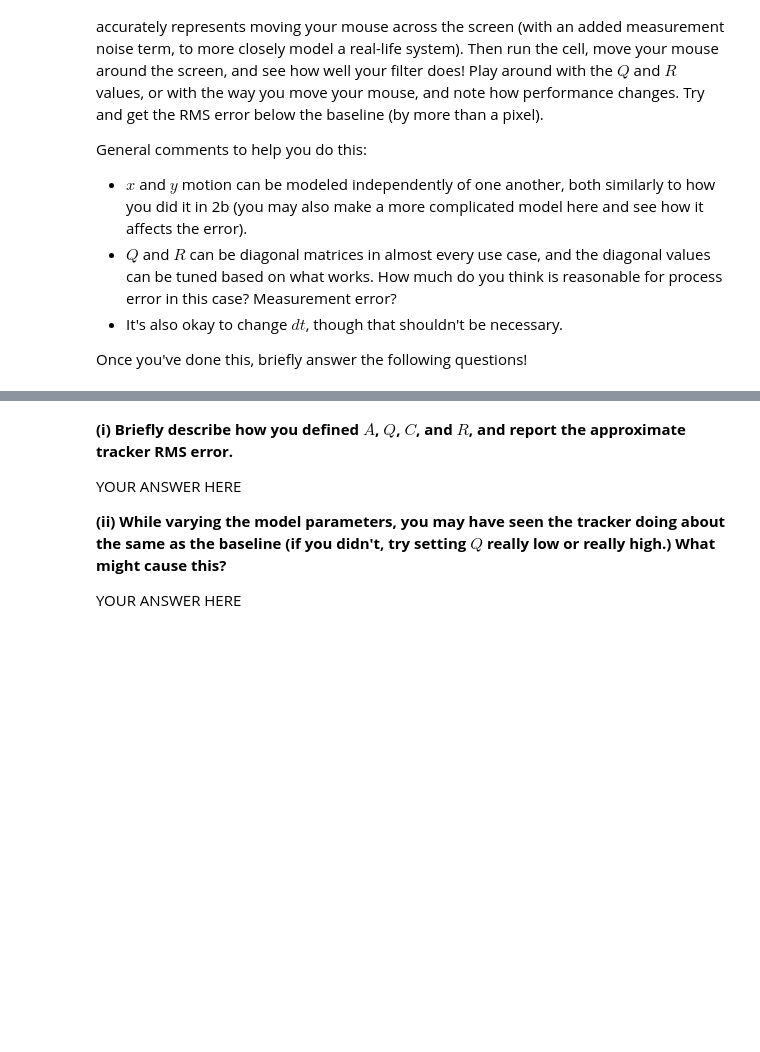
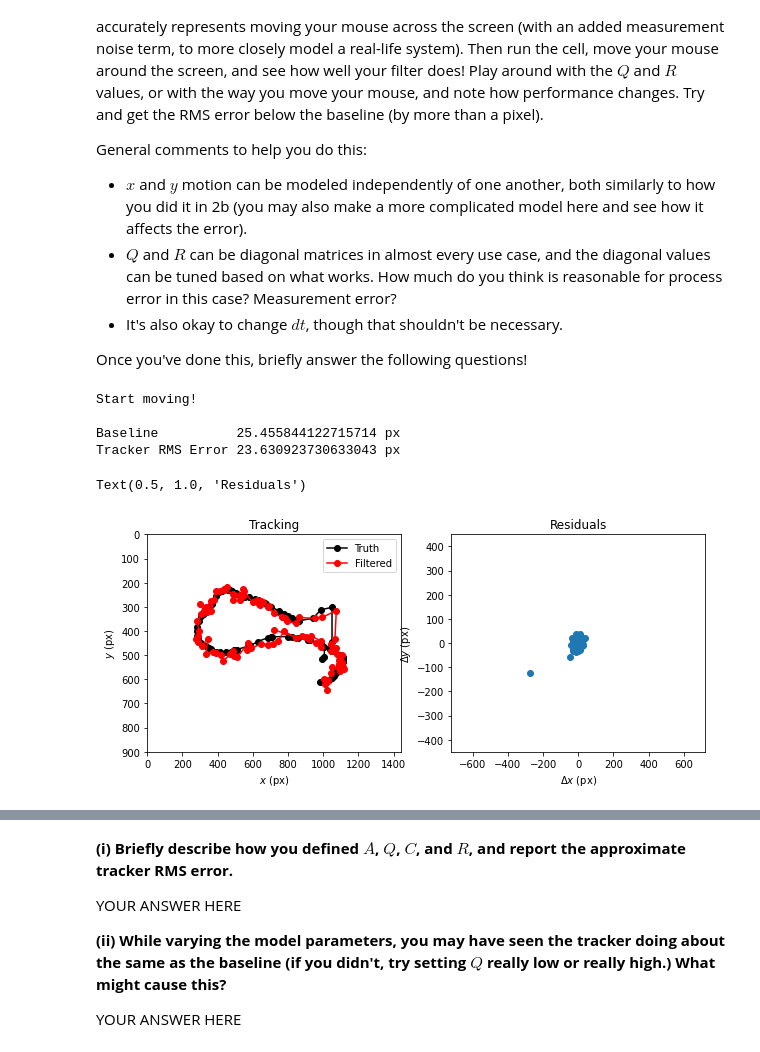
Before and after one commit to PKUFlyingPig/EECS126, a Jupyter notebook: labs/my_solution/lab9/kalman.ipynb, the cells around one changed output, grey strips where cells are left out. Cells and saved outputs as stored; diff of their text form; code cells hidden in the pictures; blank space fills up the shorter version.

```diff
--- a/labs/my_solution/lab9/kalman.ipynb
+++ b/labs/my_solution/lab9/kalman.ipynb
@@ -285,10 +316,17 @@ Once you've done this, briefly answer the following questions!
 num_iters = 100
 measurement_error_sd = 20 * min(pyautogui.size()) / 1000
 dt = 1e-1
-A = # YOUR CODE HERE
-Q = # YOUR CODE HERE
-C = # YOUR CODE HERE
-R = # YOUR CODE HERE
+A = np.array([[1, dt, dt**2/2, 0, 0, 0],
+              [0, 1, dt, 0, 0, 0],
+              [0, 0, 1, 0, 0, 0],
+              [0, 0, 0, 1, dt, dt**2/2],
+              [0, 0, 0, 0, 1, dt],
+              [0, 0, 0, 0, 0, 1]]
+            ) # state is xp, xv, xa, yp, yv, ya
+
+Q = np.diag(np.array([49, 1, 0, 49, 1, 0]))
+C = np.array([[1, 0, 0, 0, 0, 0], [0, 0, 0, 1, 0, 0]])
+R = np.diag(np.array([0.25 + measurement_error_sd, 0.25 + measurement_error_sd]))
 
 tracker = KFilter(A, Q, C, R)
 predictions = np.zeros((num_iters, 2))
@@ -308,32 +346,39 @@ while iters < num_iters:
     predictions[iters] = prediction
     m = np.array(pyautogui.position() + np.random.normal(0, measurement_error_sd, (2,)))
     truths[iters] = np.array(pyautogui.position())
     tracker.update(m)
     updated = tracker.measure()
     updates[iters] = updated
     if iters > 0: # skip the first iteration because the initial state is likely far off
         total_error += np.sum((updated - truths[iters]) ** 2)
     iters += 1
     duration = (time.time() * 1e6 - t) / 1e6
     time.sleep(max(0, dt - duration))
 
 print("\nBaseline         ", np.sqrt(2) * measurement_error_sd, "px")
 print("Tracker RMS Error", np.sqrt(total_error / iters), "px")
 screensize = pyautogui.size()
 fig, axs = plt.subplots(1, 2, figsize=(10, 4))
 axs[0].set_xlim((0, screensize[0]))
 axs[0].set_ylim((screensize[1], 0))
 axs[0].set_xlabel(r"$x$ (px)")
 axs[0].set_ylabel(r"$y$ (px)")
 axs[0].plot(truths[:,0], truths[:,1], 'ko-', label='Truth')
 axs[0].plot(updates[:,0], updates[:,1], 'ro-', label='Filtered')
 axs[0].set_title("Tracking")
 axs[0].legend()
 axs[1].set_xlim((-screensize[0]/2, screensize[0]/2))
 axs[1].set_ylim((-screensize[1]/2, screensize[1]/2))
 axs[1].set_xlabel(r"$\Delta x$ (px)")
 axs[1].set_ylabel(r"$\Delta y$ (px)")
 axs[1].scatter(*(updates.T - truths.T))
 axs[1].set_title("Residuals")
+# %% [output]
+Start moving!
+
+Baseline          25.455844122715714 px
+Tracker RMS Error 23.630923730633043 px
+Text(0.5, 1.0, 'Residuals')
+[figure, added]
 # %%
 tracker.P
```
Also changed, not shown: parts of 30 cells of this notebook, 1 other file.
